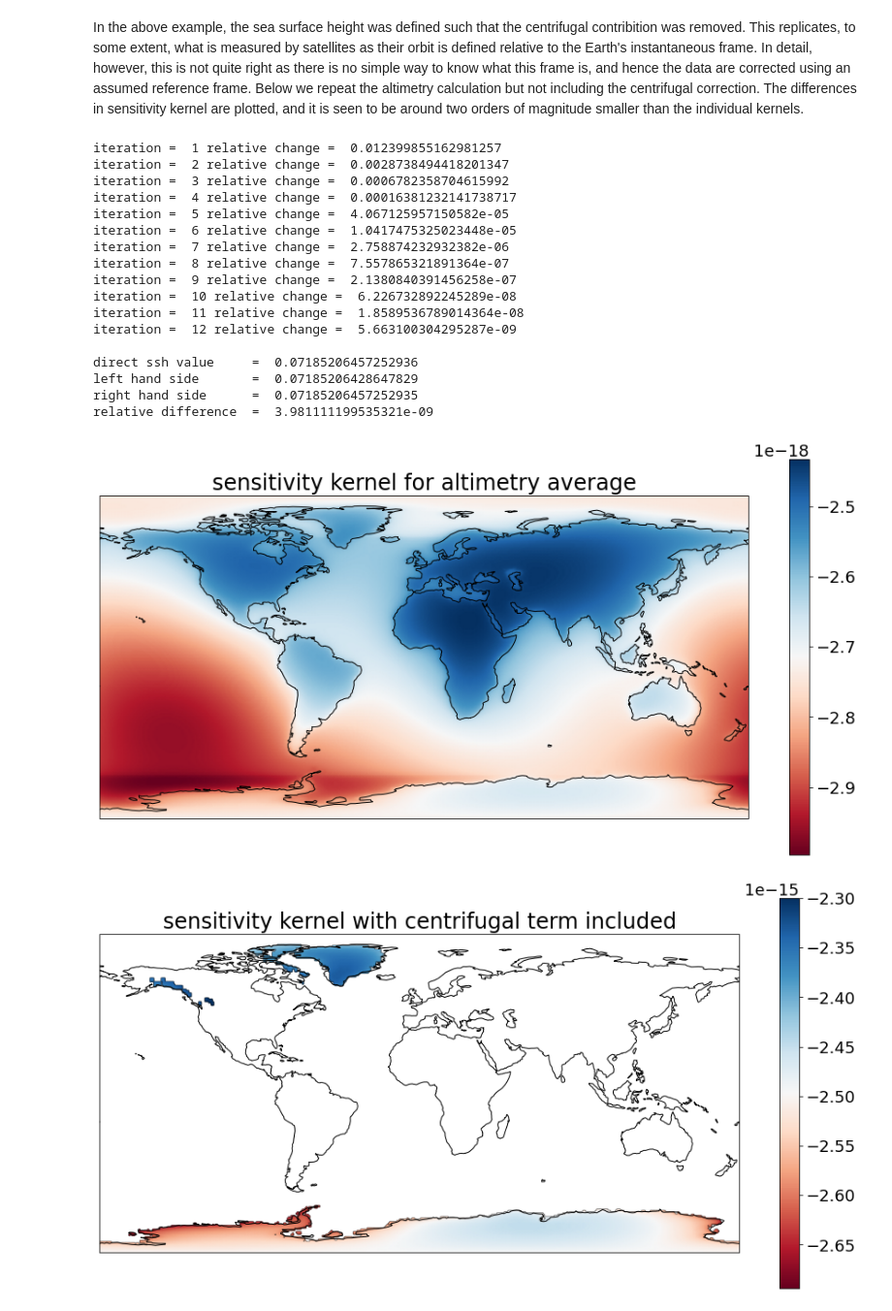
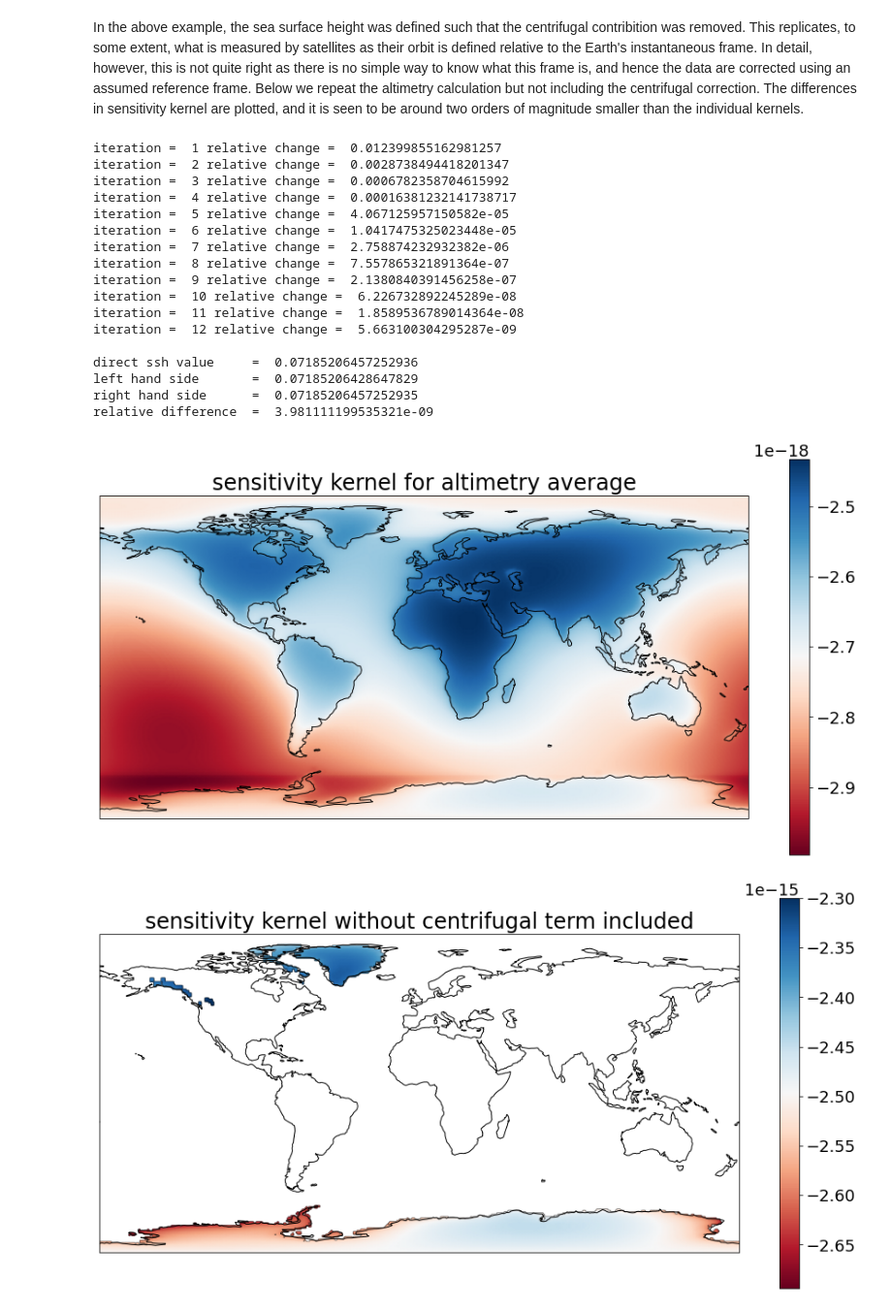
Before and after one commit to da380/SLReciprocityGJI, a Jupyter notebook: SL_reciprocity.ipynb, the cells around one changed output. Shown at 97% size. Drawn from its saved outputs; the diff is of its cells as text; code cells hidden in the pictures.

```diff
--- a/SL_reciprocity.ipynb
+++ b/SL_reciprocity.ipynb
@@ -568,34 +568,34 @@ SL.plot(sl_d,title = 'sensitivity kernel for altimetry average')
 
 # plot the kernel wrt I
 K2 = SL.rhoi*(1-C)*sl_d*SL.ice_mask(sl0,ice0,val = 0.)
-SL.plot(ice_mask*K2,title = 'sensitivity kernel with centrifugal term included')
+SL.plot(ice_mask*K2,title = 'sensitivity kernel without centrifugal term included')
 
 
 
 # plot the different in the sensitivity kernels
 SL.plot(ice_mask*(K-K2),title = 'difference due to centrifugal contribution')
 
 # determine the difference between the altimetry estimate the GMSL
 print('percentage difference from GMSL = ',100*(ssh_direct-GMSL)/np.abs(GMSL),"%")
 # %% [output]
 iteration =  1 relative change =  0.012399855162981257
 iteration =  2 relative change =  0.0028738494418201347
 iteration =  3 relative change =  0.0006782358704615992
 iteration =  4 relative change =  0.00016381232141738717
 iteration =  5 relative change =  4.067125957150582e-05
 iteration =  6 relative change =  1.0417475325023448e-05
 iteration =  7 relative change =  2.758874232932382e-06
 iteration =  8 relative change =  7.557865321891364e-07
 iteration =  9 relative change =  2.1380840391456258e-07
 iteration =  10 relative change =  6.226732892245289e-08
 iteration =  11 relative change =  1.8589536789014364e-08
 iteration =  12 relative change =  5.663100304295287e-09
 
 direct ssh value     =  0.07185206457252936
 left hand side       =  0.07185206428647829
 right hand side      =  0.07185206457252935
 relative difference  =  3.981111199535321e-09
 [figure]
-[figure, old version]
+[figure, new version]
 [figure]
 percentage difference from GMSL =  -6.844559100406105 %
```
Also changed, not shown: parts of 1 cell of this notebook.
